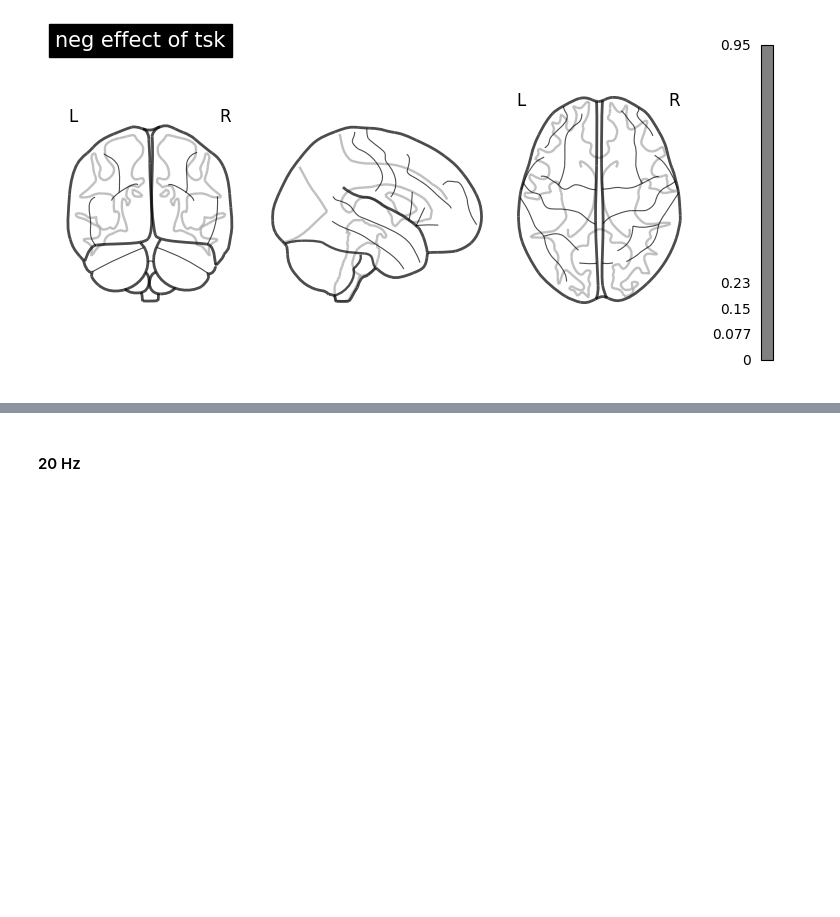
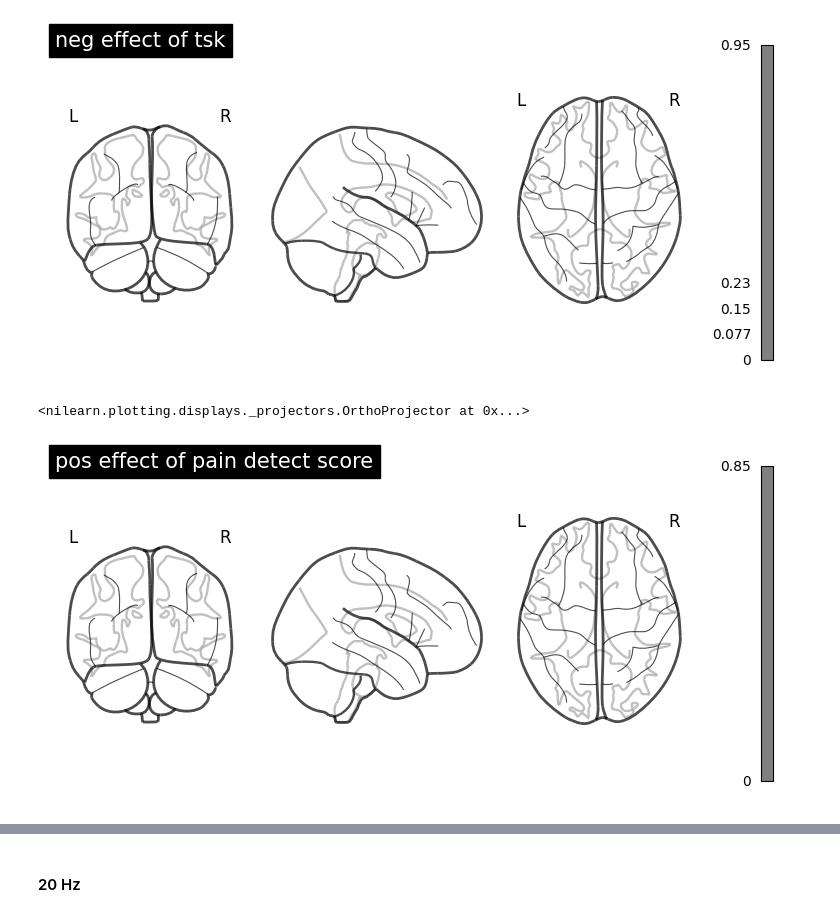
Before and after one commit to MoniDoerig/RSA, a Jupyter notebook: Randomise_RSA.ipynb, the cells around one changed output, grey strips where cells are left out. Cells and saved outputs as stored; diff of their text form; code cells hidden in the pictures; blank space fills up the shorter version.

Commit message:
added pain detect results

```diff
--- a/Randomise_RSA.ipynb
+++ b/Randomise_RSA.ipynb
@@ -253,6 +246,8 @@ pos_max_pain_80 = '/mnt/neurodesktop-storage/Clean_notebooks/Results_Pat_painMRI
 neg_max_pain_80 = '/mnt/neurodesktop-storage/Clean_notebooks/Results_Pat_painMRI_maxPain/PAT45_Seg80minusRan80_regress_cov_perm10k_tfce_corrp_tstat4.nii.gz'
 pos_tsk_80 = '/mnt/neurodesktop-storage/Clean_notebooks/Results_Pat_tsk/PAT45_Seg80minusRan80_regress_cov_perm10k_tfce_corrp_tstat1.nii.gz'
 neg_tsk_80 = '/mnt/neurodesktop-storage/Clean_notebooks/Results_Pat_tsk/PAT45_Seg80minusRan80_regress_cov_perm10k_tfce_corrp_tstat2.nii.gz'
+pos_paindetect_80 = '/mnt/neurodesktop-storage/Clean_notebooks/Results_Pat_painDetect/PAT45_Seg80minusRan80_regress_cov_perm10k_tfce_corrp_tstat1.nii.gz'
+neg_paindetect_80 = '/mnt/neurodesktop-storage/Clean_notebooks/Results_Pat_painDetect/PAT45_Seg80minusRan80_regress_cov_perm10k_tfce_corrp_tstat2.nii.gz'
 # %%
 #20Hz
 pos_eff_duration_20 = '/mnt/neurodesktop-storage/Clean_notebooks/Results_Pat_Cov_oneSample/PAT45_Seg20minusRan20_regress_cov_perm10k_tfce_corrp_tstat1.nii.gz'
@@ -329,3 +326,9 @@ plotting.plot_glass_brain(neg_tsk_80, title="neg effect of tsk", threshold=0.95,
 # %% [output]
 <nilearn.plotting.displays._projectors.OrthoProjector at 0x...>
 [figure]
+# %%
+plotting.plot_glass_brain(pos_paindetect_80, title="pos effect of pain detect score",
+                          threshold=0.95, colorbar=True)
+# %% [output]
+<nilearn.plotting.displays._projectors.OrthoProjector at 0x...>
+[figure, added]
```
Also changed, not shown: parts of 7 cells of this notebook.
